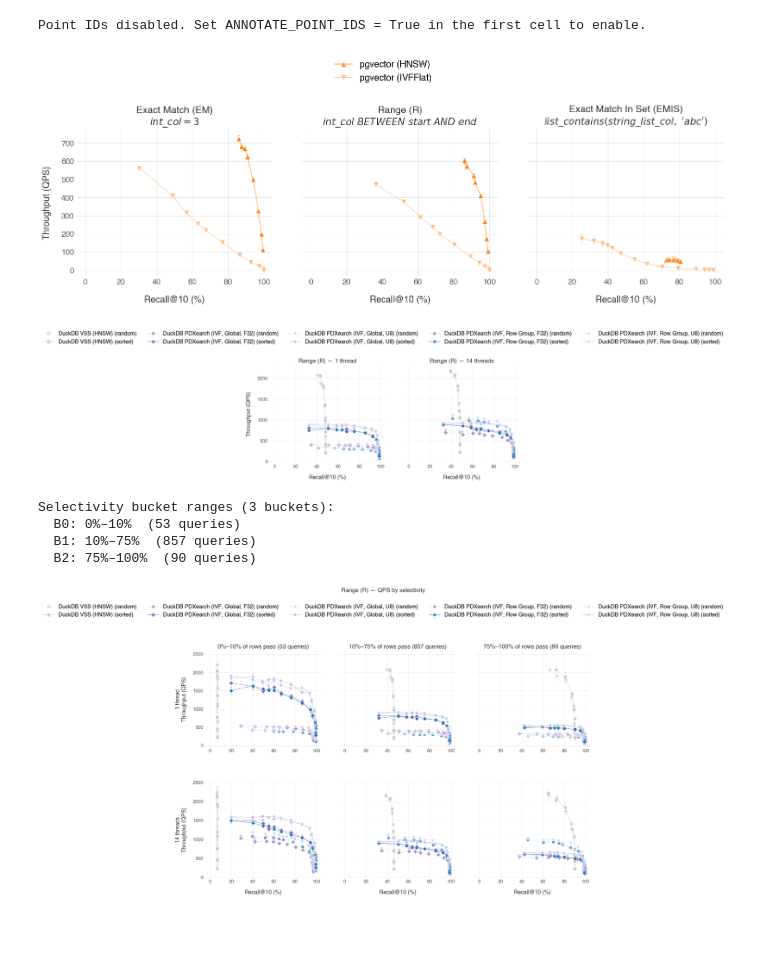
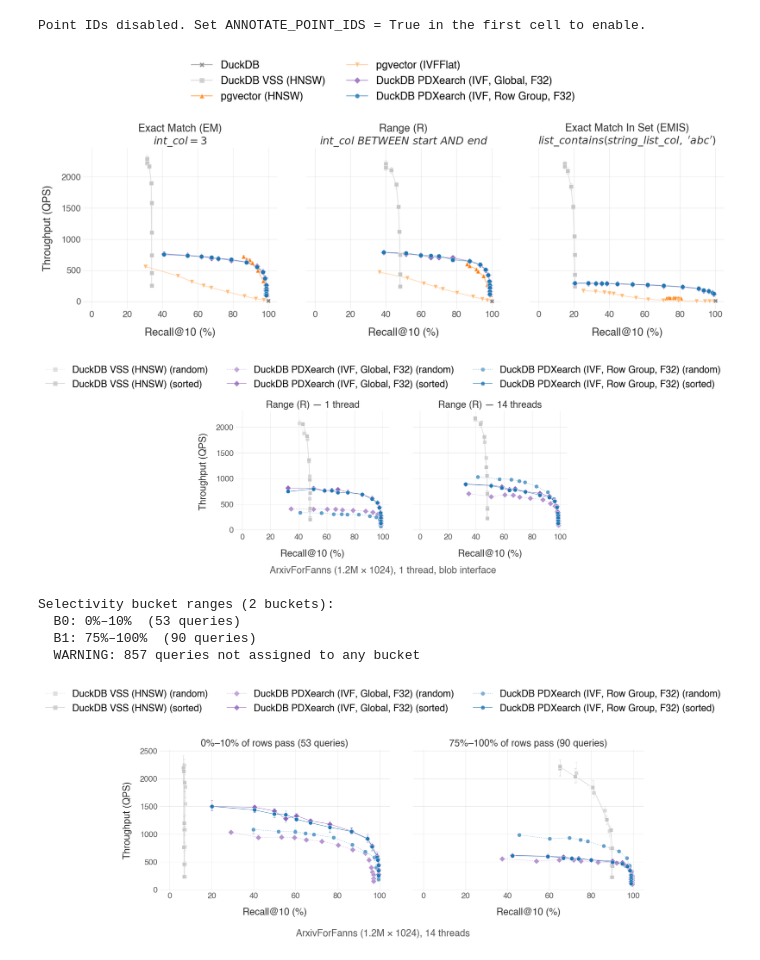
Before and after one commit to Noorts/vss-benchmarks, a Jupyter notebook: analysis/index_filtered_search_arxiv_blob.ipynb, the cells around one changed output. Saved outputs shown, nothing was run; the diff lists cells and outputs as text; code cells hidden in the pictures; blank space fills up the shorter version.

Commit message:
feat: polish 3 filter types plot

```diff
--- a/analysis/index_filtered_search_arxiv_blob.ipynb
+++ b/analysis/index_filtered_search_arxiv_blob.ipynb
@@ -307,6 +308,9 @@ apply_style()
 grouped: dict[str, dict[str, list[tuple[float, float]]]] = defaultdict(lambda: defaultdict(list))
 
 for r in records:
+    # Only include results with 14 threads (or pgvector which has duckdb_threads=None)
+    if r.get("duckdb_threads") is not None and r["duckdb_threads"] != 14:
+        continue
     grouped[r["filter_type"]][r["index"]].append((r["recall"], r["serial_qps"], r["serial_qps_lo"], r["serial_qps_hi"], r.get("point_id", -1)))
 
 # Get all unique index types present in the data, in canonical order
@@ -317,7 +321,7 @@ all_index_types = [idx for idx in INDEX_ORDER if idx in all_index_types]
 
 # Create subplots: one per filter type (1 row, 3 cols)
 n_plots = len(filter_types)
-fig, axes = plt.subplots(1, n_plots, figsize=(5.0 * n_plots, 5.0), squeeze=False, sharey=True)
+fig, axes = plt.subplots(1, n_plots, figsize=(5.5 * n_plots, 6.5), squeeze=False, sharey=True)
 
 for ft_idx, ft in enumerate(filter_types):
     ax = axes[0][ft_idx]
@@ -365,36 +369,39 @@ for ft_idx, ft in enumerate(filter_types):
     ax.spines['bottom'].set_visible(False)
 
     # ax.set_yscale("log")
     ax.set_xlim(-0.05, 1.05)
     ax.set_xticks([i / 5 for i in range(6)])
     ax.xaxis.set_major_formatter(plt.FuncFormatter(lambda x, _: f"{x * 100:.0f}"))
 
     ax.tick_params(axis='both', colors=TICK_FONTS_COLOR, length=0)
     ax.tick_params(axis='x', labelsize=TICK_FONTSIZE)
     ax.tick_params(axis='y', labelsize=TICK_FONTSIZE)
 
 # Shared legend across all subplots
 legend_handles = []
 for index_type in all_index_types:
     color = index_colors.get(index_type, "#808080")
     marker = index_markers.get(index_type, "o")
     legend_handles.append(Line2D([0], [0], color=color, marker=marker, linestyle='-',
                                   markersize=8, markeredgecolor='white', markeredgewidth=0.5,
                                   linewidth=1.2, alpha=0.8, label=index_type))
 
-fig.legend(handles=legend_handles, loc="upper center", ncol=math.ceil(len(all_index_types) / 2),
+fig.legend(handles=legend_handles, loc="upper center", ncol=math.ceil(len(all_index_types) / 3),
            frameon=False, fontsize=LABEL_FONTSIZE, bbox_to_anchor=(0.5, 1.12))
 
-fig.tight_layout(rect=[0, 0, 1, 0.92])
+
+# fig.text(0.5, -0.02, "ArxivForFanns (1.2M × 1024), 14 threads",
+#          ha="center", fontsize=LABEL_FONTSIZE, color=TICK_FONTS_COLOR)
+fig.tight_layout(rect=[0, 0.05, 1, 0.88])
 fig.subplots_adjust(wspace=0.15)
 save_fig("index_filtered_search_arxiv")
 
 # Save y-axis limits so the sorted-by-update-date plot can match
 shared_ylim = axes[0][0].get_ylim()
 
 # Plots only original dataset variant.
 # %% [output]
-[figure, old version]
+[figure, new version]
 # %%
 # ---------------------------------------------------------------------------
 # 4. Range (R) — overall Recall vs QPS, all dataset orders (no selectivity split)
@@ -521,11 +528,14 @@ if legend_handles:
                ncol=max(1, len(legend_handles) // 2),
                frameon=False, fontsize=LABEL_FONTSIZE, bbox_to_anchor=(0.5, 1.12))
 
-fig.tight_layout(rect=[0, 0, 1, 0.92])
+
+fig.text(0.5, -0.02, "ArxivForFanns (1.2M × 1024), 1 thread, blob interface",
+         ha="center", fontsize=LABEL_FONTSIZE, color=TICK_FONTS_COLOR)
+fig.tight_layout(rect=[0, 0.03, 1, 0.92])
 fig.subplots_adjust(wspace=0.15)
 save_fig("index_filtered_search_arxiv_blob_range_overall")
 # %% [output]
-[figure, old version]
+[figure, new version]
 # %%
 # ---------------------------------------------------------------------------
 # 5. Range (R) QPS by selectivity bucket — all dataset orders
@@ -542,11 +552,11 @@ apply_style()
 # The last bucket uses a closed upper bound.
 BUCKET_RANGES = [
     (0, 10),
-    (10, 75),
+    # (10, 75),
     (75, 100),
 ]
 NUM_BUCKETS = len(BUCKET_RANGES)
-THREAD_COUNTS = [1, 14]  # Row per thread count
+THREAD_COUNTS = [14]  # Row per thread count
 
 # Load per-query selectivities from the precomputed JSON
 with open("arxiv_range_selectivity.json") as f:
@@ -746,7 +756,7 @@ is_last_row = lambda row_idx: row_idx == n_rows - 1
 is_first_row = lambda row_idx: row_idx == 0
 
 fig, axes = plt.subplots(n_rows, NUM_BUCKETS,
-                         figsize=(5.0 * NUM_BUCKETS, 5.0 * n_rows),
+                         figsize=(7.0 * NUM_BUCKETS, 6.0 * n_rows),
                          squeeze=False, sharey="row")
 
 for row_idx, tc in enumerate(THREAD_COUNTS):
@@ -784,8 +794,10 @@ for row_idx, tc in enumerate(THREAD_COUNTS):
             ax.set_xlabel("Recall@10 (%)", fontsize=LABEL_FONTSIZE, color=FONT_COLOR, labelpad=15)
 
         if b == 0:
-            ax.set_ylabel(f"{tc} thread{'s' if tc > 1 else ''}\nThroughput (QPS)",
+            ax.set_ylabel(f"Throughput (QPS)",
                           fontsize=LABEL_FONTSIZE, color=FONT_COLOR, labelpad=15)
+            # ax.set_ylabel(f"{tc} thread{'s' if tc > 1 else ''}\nThroughput (QPS)",
+            #               fontsize=LABEL_FONTSIZE, color=FONT_COLOR, labelpad=15)
 
         ax.grid(True, linestyle='-', linewidth=0.6, color='gray', alpha=0.2)
         ax.set_axisbelow(True)
@@ -823,14 +835,17 @@ if legend_handles:
     fig.legend(handles=legend_handles, loc="upper center", ncol=max(1, len(legend_handles) / 2) ,
                frameon=False, fontsize=LABEL_FONTSIZE, bbox_to_anchor=(0.5, 1.06))
 
-fig.suptitle(f"Range (R) — QPS by selectivity",
-             fontsize=TITLE_FONTSIZE, color=FONT_COLOR, y=1.10)
-fig.tight_layout(rect=[0, 0, 1, 0.95])
-fig.subplots_adjust(wspace=0.15, hspace=0.35)
+# fig.suptitle(f"Range (R) — QPS by selectivity",
+#              fontsize=TITLE_FONTSIZE, color=FONT_COLOR, y=1.10)
+
+fig.text(0.5, -0.06, "ArxivForFanns (1.2M × 1024), 14 threads",
+         ha="center", fontsize=LABEL_FONTSIZE, color=TICK_FONTS_COLOR)
+fig.tight_layout(rect=[0, 0, 1, 0.83])
+fig.subplots_adjust(wspace=0.10, hspace=0.35)
 save_fig("index_filtered_search_arxiv_blob_by_selectivity")
 # %% [output]
-Selectivity bucket ranges (3 buckets):
+Selectivity bucket ranges (2 buckets):
   B0: 0%–10%  (53 queries)
-  B1: 10%–75%  (857 queries)
-  B2: 75%–100%  (90 queries)
+  B1: 75%–100%  (90 queries)
+  WARNING: 857 queries not assigned to any bucket
-[figure, old version]
+[figure, new version]
```
Also changed, not shown: parts of 1 cell of this notebook.
